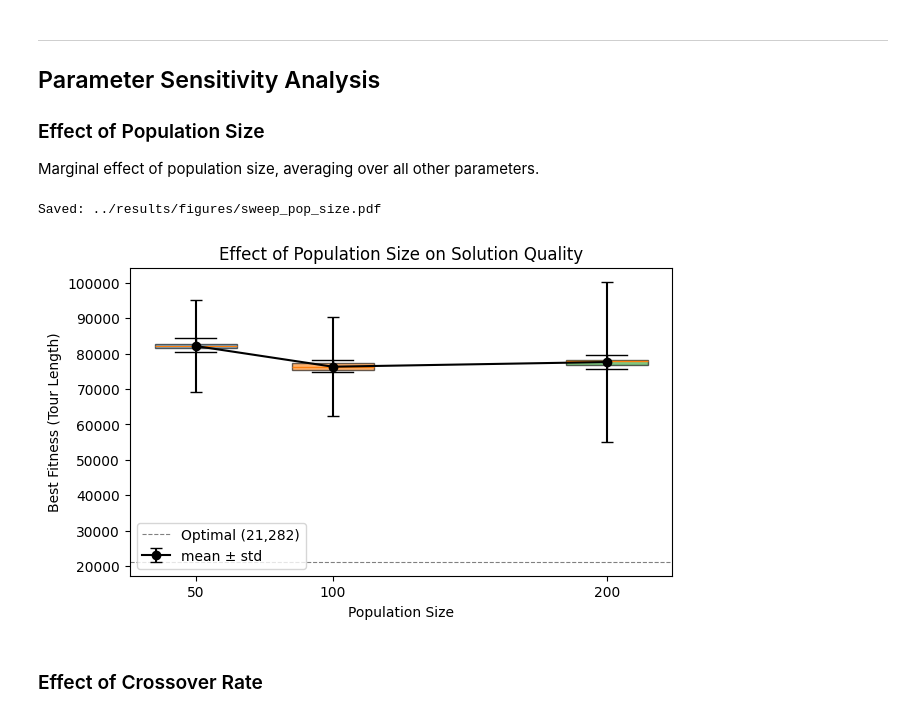
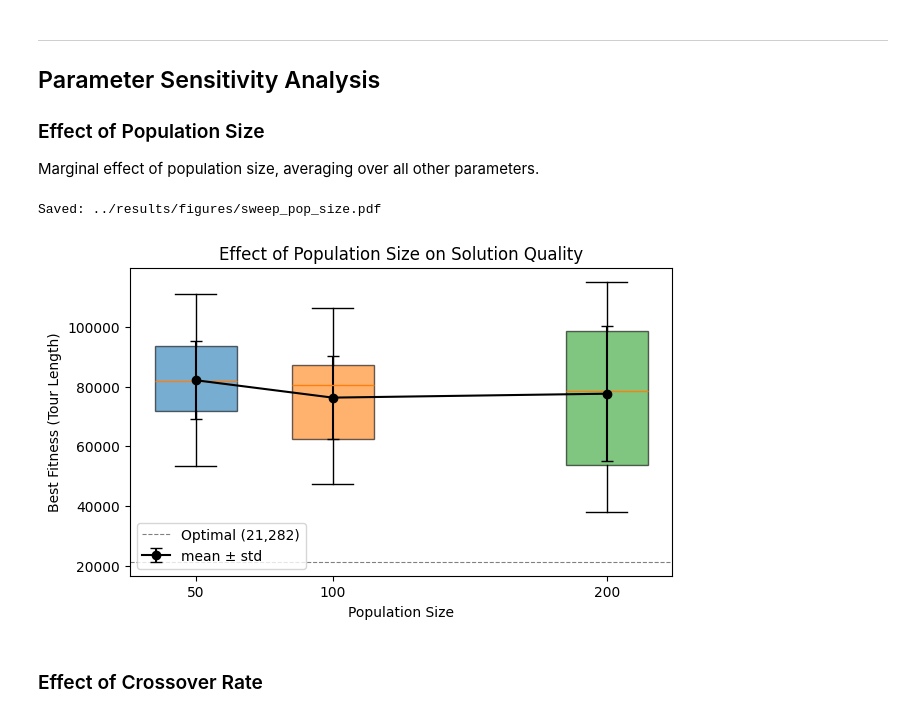
Before and after one commit to ridzuan5757/tc6544-project-2, a Jupyter notebook: notebooks/16_parameter_sweep.ipynb, the cells around one changed output. Cells and saved outputs as stored; diff of their text form; code cells hidden in the pictures.

```diff
--- a/notebooks/16_parameter_sweep.ipynb
+++ b/notebooks/16_parameter_sweep.ipynb
@@ -130,9 +121,11 @@ Total: 1620 | Completed: 0 | Pending: 1620
 Load all result CSVs and extract final-generation metrics.
 # %%
 rows = []
+missing = []
 for c in configs:
     path = result_path(c)
     if not path.exists():
+        missing.append(c)
         continue
     df = pd.read_csv(path)
     final = df.iloc[-1]
@@ -149,6 +142,19 @@ for c in configs:
     })
 
 results = pd.DataFrame(rows)
+
+assert len(missing) == 0, f"{len(missing)} result CSVs missing — sweep incomplete"
+assert len(results) == len(configs), (
+    f"Expected {len(configs)} rows, got {len(results)}"
+)
+
+seeds_per_config = results.groupby("config_hash")["seed"].nunique()
+assert (seeds_per_config == N_SEEDS).all(), (
+    f"Not all configs have {N_SEEDS} seeds: "
+    f"{seeds_per_config[seeds_per_config != N_SEEDS].to_dict()}"
+)
+
 print(f"Collected {len(results)} results across {results['config_hash'].nunique()} configurations")
+print(f"Validation: all {len(configs)} runs present, {N_SEEDS} seeds per config ✓")
 # %% [output]
 Collected 1620 results across 54 configurations
@@ -228,31 +235,32 @@ Marginal effect of population size, averaging over all other parameters.
 # %%
 fig, ax = plt.subplots(figsize=(7, 4))
 
-for ps in sorted(results["pop_size"].unique()):
-    subset = results[results["pop_size"] == ps]
-    agg = subset.groupby("seed")["best_fitness"].mean().values
-    ax.boxplot([subset.groupby("seed")["best_fitness"].mean().values],
-               positions=[ps], widths=30, patch_artist=True,
-               boxprops=dict(facecolor=f"C{sorted(results['pop_size'].unique()).index(ps)}", alpha=0.6))
+pop_sizes = sorted(results["pop_size"].unique())
+box_data = [results[results["pop_size"] == ps]["best_fitness"].values for ps in pop_sizes]
+
+bp = ax.boxplot(box_data, positions=pop_sizes, widths=30, patch_artist=True)
+for i, patch in enumerate(bp["boxes"]):
+    patch.set_facecolor(f"C{i}")
+    patch.set_alpha(0.6)
 
 pop_means = results.groupby("pop_size")["best_fitness"].agg(["mean", "std"]).reset_index()
 ax.errorbar(pop_means["pop_size"], pop_means["mean"], yerr=pop_means["std"],
             fmt="o-", color="black", capsize=4, label="mean ± std")
 
 ax.axhline(y=OPTIMAL, color="gray", linestyle="--", linewidth=0.8, label=f"Optimal ({OPTIMAL:,})")
 ax.set_xlabel("Population Size")
 ax.set_ylabel("Best Fitness (Tour Length)")
 ax.set_title("Effect of Population Size on Solution Quality")
-ax.set_xticks(sorted(results["pop_size"].unique()))
+ax.set_xticks(pop_sizes)
 ax.legend()
 
 path = FIGURES_DIR / "sweep_pop_size.pdf"
 fig.savefig(path, dpi=300, bbox_inches="tight")
 print(f"Saved: {path}")
 plt.show()
 # %% [output]
 Saved: ../results/figures/sweep_pop_size.pdf
-[figure, old version]
+[figure, new version]
 # %% [markdown]
 ### Effect of Crossover Rate
 # %%
```
Also changed, not shown: parts of 3 cells of this notebook.
